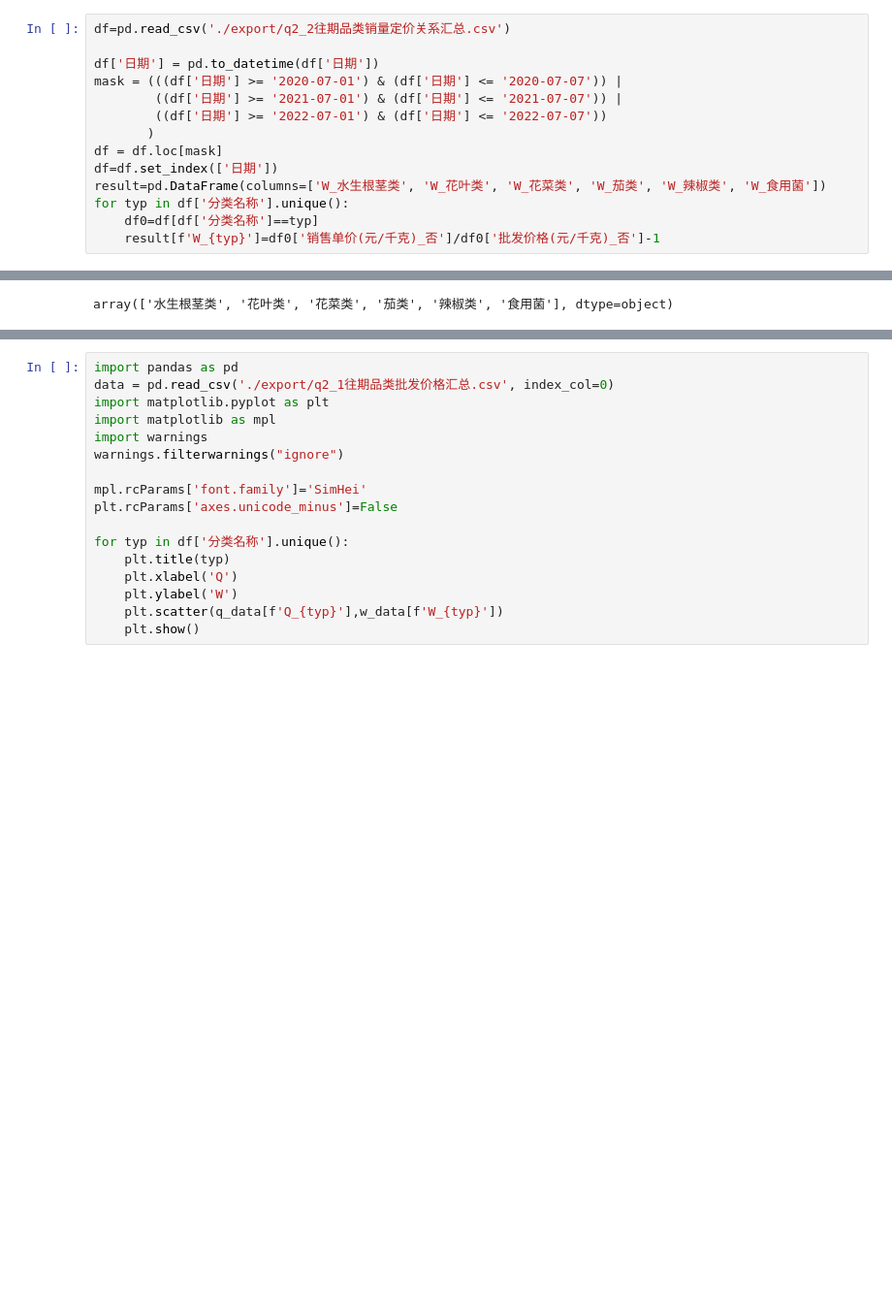
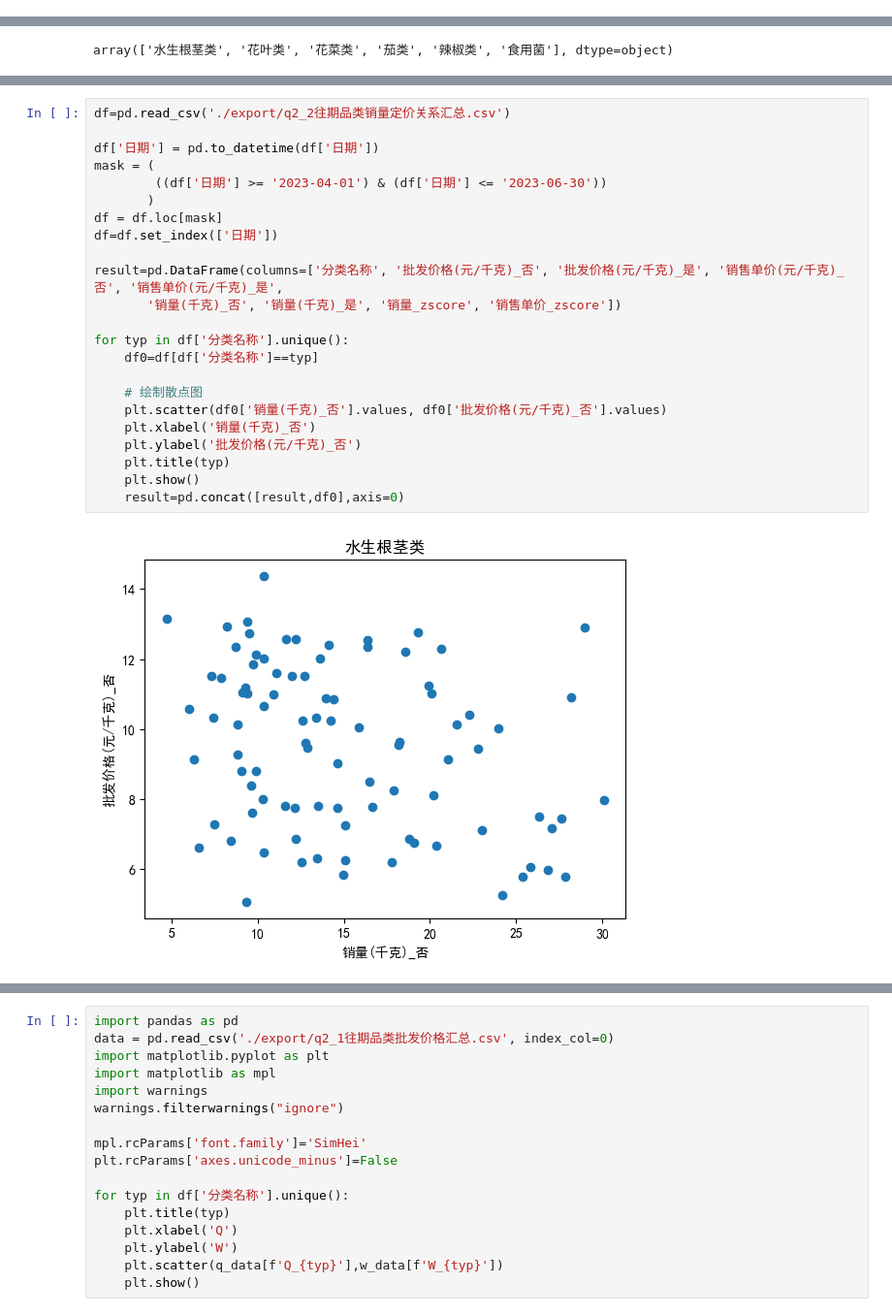
Before and after one commit to 738NGX/2023CUMCM_C, a Jupyter notebook: test.ipynb, the cells around one changed output, grey strips where cells are left out. Shown: that part at 97% size. Drawn from its saved outputs; the diff is of its cells as text; blank space fills up the shorter version.

```diff
--- a/test.ipynb
+++ b/test.ipynb
@@ -1,20 +1,6 @@
 # %%
 import pandas as pd
 dataset=pd.read_csv('./export/dataset.csv',index_col=0)
-# %%
-df=pd.read_csv('./export/q2_2往期品类销量定价关系汇总.csv')
-
-df['日期'] = pd.to_datetime(df['日期'])
-mask = (((df['日期'] >= '2020-07-01') & (df['日期'] <= '2020-07-07')) |
-        ((df['日期'] >= '2021-07-01') & (df['日期'] <= '2021-07-07')) |
-        ((df['日期'] >= '2022-07-01') & (df['日期'] <= '2022-07-07'))
-       )
-df = df.loc[mask]
-df=df.set_index(['日期'])
-result=pd.DataFrame(columns=['W_水生根茎类', 'W_花叶类', 'W_花菜类', 'W_茄类', 'W_辣椒类', 'W_食用菌'])
-for typ in df['分类名称'].unique():
-    df0=df[df['分类名称']==typ]
-    result[f'W_{typ}']=df0['销售单价(元/千克)_否']/df0['批发价格(元/千克)_否']-1
 # %%
 w_data=pd.read_csv('./export/q2_3往期0701-0707的W分析(未打折).csv',index_col=0)
 q_data=pd.read_csv('./export/q2_3往期0701-0707的Q分析(未打折).csv',index_col=0)
@@ -75,0 +89,25 @@ plt.show()
+# %%
+df=pd.read_csv('./export/q2_2往期品类销量定价关系汇总.csv')
+
+df['日期'] = pd.to_datetime(df['日期'])
+mask = (
+        ((df['日期'] >= '2023-04-01') & (df['日期'] <= '2023-06-30'))
+       )
+df = df.loc[mask]
+df=df.set_index(['日期'])
+
+result=pd.DataFrame(columns=['分类名称', '批发价格(元/千克)_否', '批发价格(元/千克)_是', '销售单价(元/千克)_否', '销售单价(元/千克)_是',
+       '销量(千克)_否', '销量(千克)_是', '销量_zscore', '销售单价_zscore'])
+
+for typ in df['分类名称'].unique():
+    df0=df[df['分类名称']==typ]
+
+    # 绘制散点图
+    plt.scatter(df0['销量(千克)_否'].values, df0['批发价格(元/千克)_否'].values)
+    plt.xlabel('销量(千克)_否')
+    plt.ylabel('批发价格(元/千克)_否')
+    plt.title(typ)
+    plt.show()
+    result=pd.concat([result,df0],axis=0)
+# %% [output]
+[figure, added]
```
Also changed, not shown: parts of 9 cells of this notebook, 2 other files.
